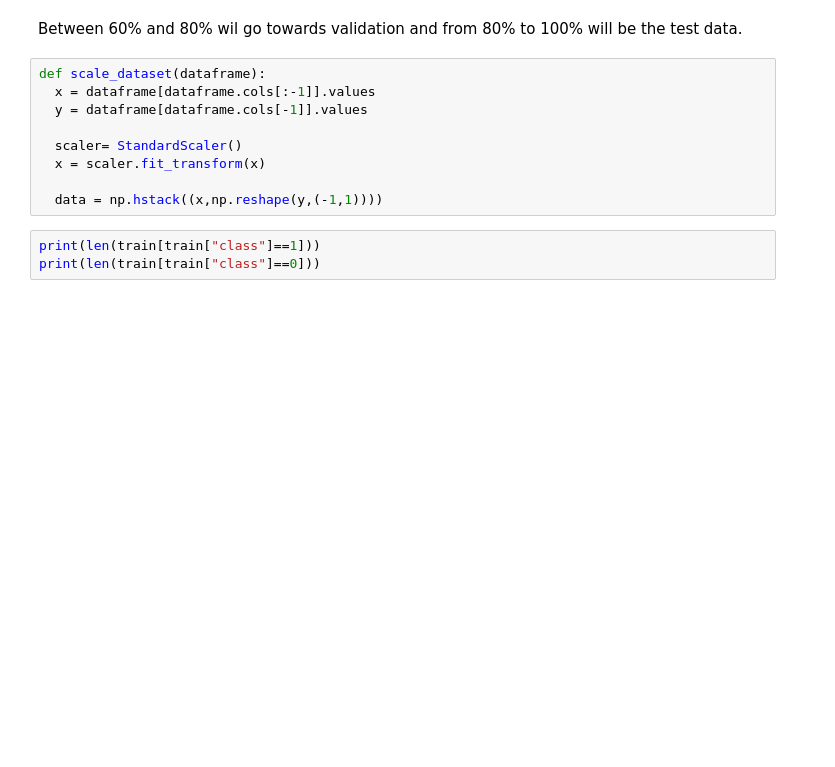
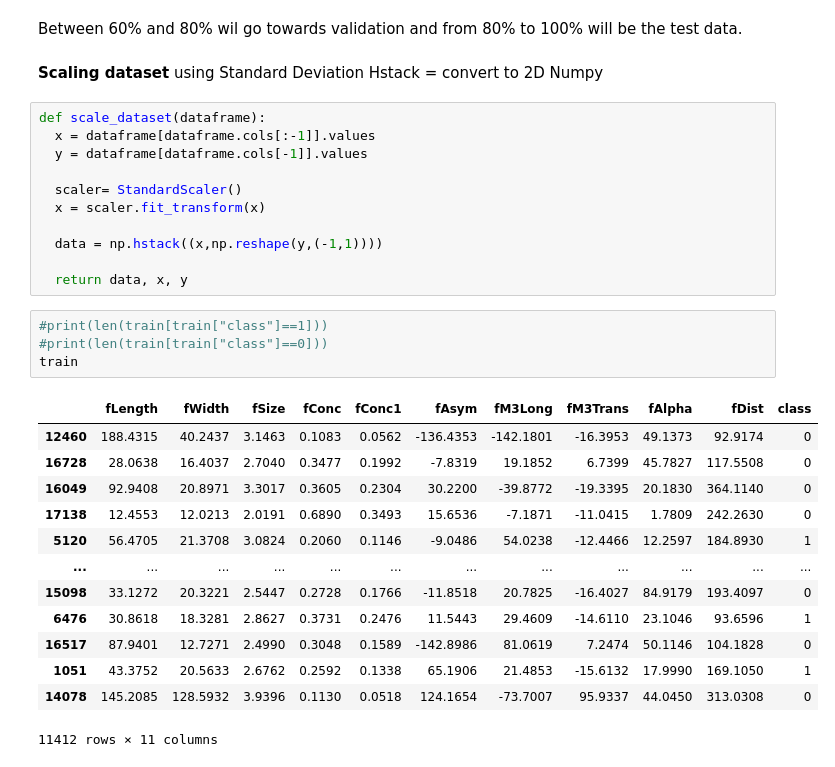
Before and after one commit to A-Burnhard/Major-Atmospheric-Gamma-Imaging-Cherenkov-Telescope-project-MAGIC-, a Jupyter notebook: MAGIC.ipynb, the cells around one changed output. Drawn from its saved outputs; the diff is of its cells as text; blank space fills up the shorter version.

```diff
--- a/MAGIC.ipynb
+++ b/MAGIC.ipynb
@@ -68,6 +68,9 @@ for label in cols[:-1]:
 train, valid, test = np.split(df.sample(frac=1), [int(0.6*len(df)), int(0.8*len(df))])
 # %% [markdown]
 Between 60% and 80% wil go towards validation and from 80% to 100% will be the test data.
+# %% [markdown]
+**Scaling dataset** using Standard Deviation
+Hstack = convert to 2D Numpy
 # %%
 def scale_dataset(dataframe):
   x = dataframe[dataframe.cols[:-1]].values
@@ -77,6 +80,23 @@ def scale_dataset(dataframe):
   x = scaler.fit_transform(x)
 
   data = np.hstack((x,np.reshape(y,(-1,1))))
+
+  return data, x, y
 # %%
-print(len(train[train["class"]==1]))
-print(len(train[train["class"]==0]))
+#print(len(train[train["class"]==1]))
+#print(len(train[train["class"]==0]))
+train
+# %% [output]
+|  | fLength | fWidth | fSize | fConc | fConc1 | fAsym | fM3Long | fM3Trans | fAlpha | fDist | class |
+| 12460 | 188.4315 | 40.2437 | 3.1463 | 0.1083 | 0.0562 | -136.4353 | -142.1801 | -16.3953 | 49.1373 | 92.9174 | 0 |
+| 16728 | 28.0638 | 16.4037 | 2.7040 | 0.3477 | 0.1992 | -7.8319 | 19.1852 | 6.7399 | 45.7827 | 117.5508 | 0 |
+| 16049 | 92.9408 | 20.8971 | 3.3017 | 0.3605 | 0.2304 | 30.2200 | -39.8772 | -19.3395 | 20.1830 | 364.1140 | 0 |
+| 17138 | 12.4553 | 12.0213 | 2.0191 | 0.6890 | 0.3493 | 15.6536 | -7.1871 | -11.0415 | 1.7809 | 242.2630 | 0 |
+| 5120 | 56.4705 | 21.3708 | 3.0824 | 0.2060 | 0.1146 | -9.0486 | 54.0238 | -12.4466 | 12.2597 | 184.8930 | 1 |
+| ... | ... | ... | ... | ... | ... | ... | ... | ... | ... | ... | ... |
+| 15098 | 33.1272 | 20.3221 | 2.5447 | 0.2728 | 0.1766 | -11.8518 | 20.7825 | -16.4027 | 84.9179 | 193.4097 | 0 |
+| 6476 | 30.8618 | 18.3281 | 2.8627 | 0.3731 | 0.2476 | 11.5443 | 29.4609 | -14.6110 | 23.1046 | 93.6596 | 1 |
+| 16517 | 87.9401 | 12.7271 | 2.4990 | 0.3048 | 0.1589 | -142.8986 | 81.0619 | 7.2474 | 50.1146 | 104.1828 | 0 |
+| 1051 | 43.3752 | 20.5633 | 2.6762 | 0.2592 | 0.1338 | 65.1906 | 21.4853 | -15.6132 | 17.9990 | 169.1050 | 1 |
+| 14078 | 145.2085 | 128.5932 | 3.9396 | 0.1130 | 0.0518 | 124.1654 | -73.7007 | 95.9337 | 44.0450 | 313.0308 | 0 |
+11412 rows × 11 columns
```
